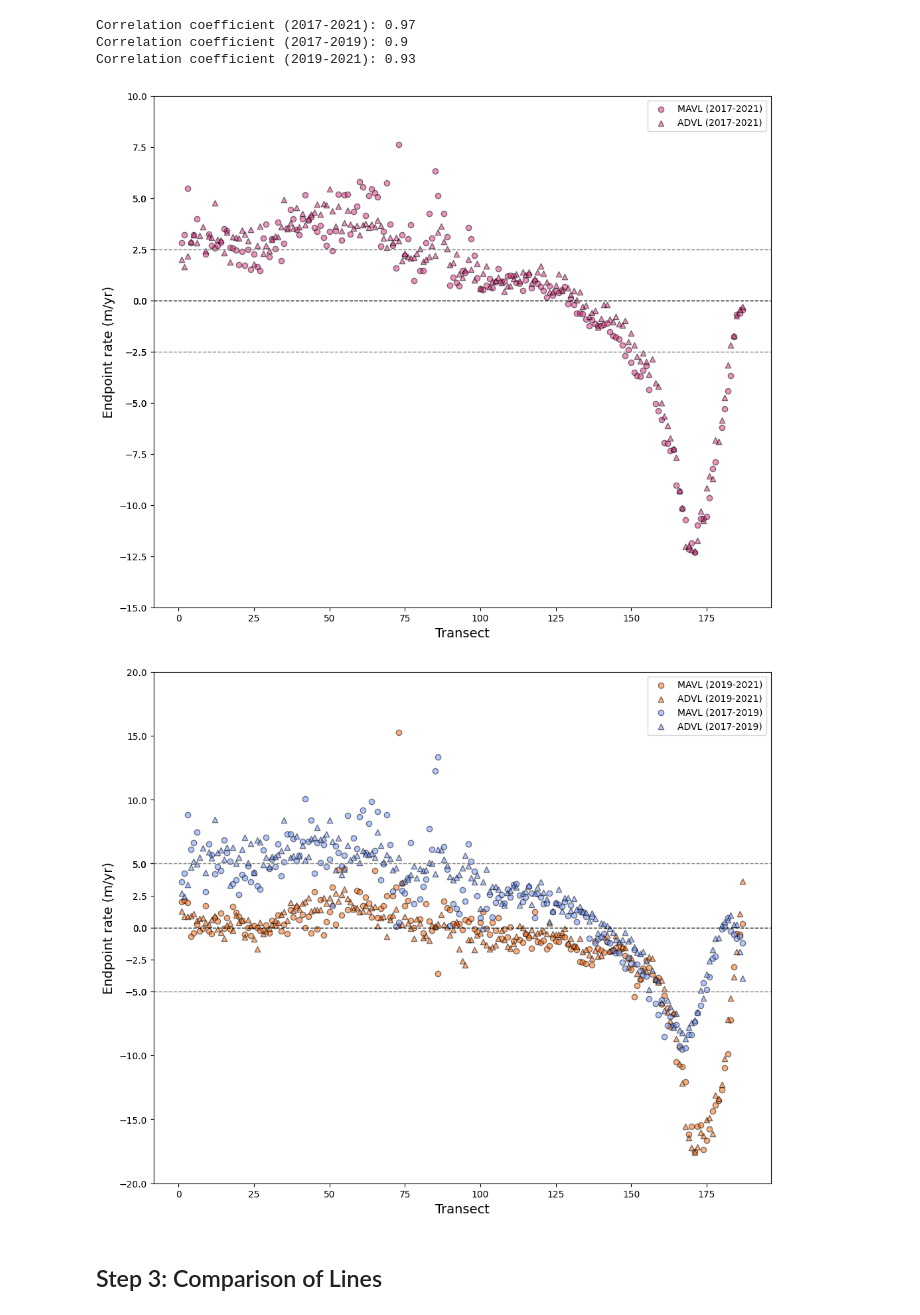
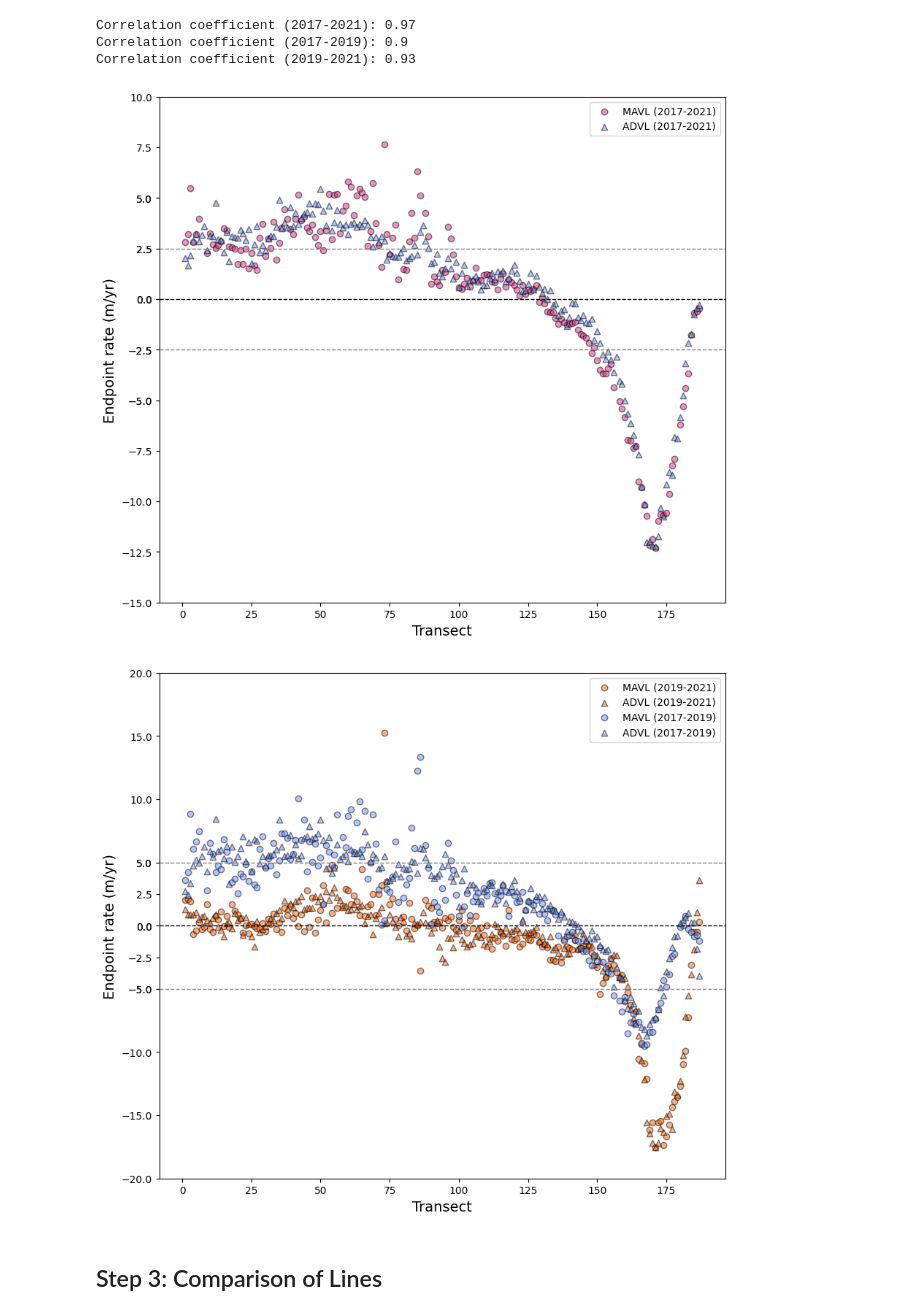
Before and after one commit to conorosully/sentinel2-vegetation-line, a Jupyter notebook: src/4_compare_erosion_rates.ipynb, the cells around one changed output. Saved outputs shown, nothing was run; the diff lists cells and outputs as text; code cells hidden in the pictures.

```diff
--- a/src/4_compare_erosion_rates.ipynb
+++ b/src/4_compare_erosion_rates.ipynb
@@ -141,29 +143,29 @@ Correlation coefficient (2017-2021): 0.97
 Correlation coefficient (2017-2019): 0.9
 Correlation coefficient (2019-2021): 0.93
 # %%
-plt.figure(figsize=(12, 10))
+plt.figure(figsize=(10, 9))
 
 plt.scatter(rates['TransectId'], rates['MAVL_2017_2021'], label='MAVL (2017-2021)', marker='o',color=red,edgecolor='black',alpha=0.5)
-plt.scatter(rates['TransectId'], rates['ADVL_2017_2021'], label='ADVL (2017-2021)', marker='^',facecolor=red,edgecolor='black',alpha=0.5)
+plt.scatter(rates['TransectId'], rates['ADVL_2017_2021'], label='ADVL (2017-2021)', marker='^',facecolor=blue,edgecolor='black',alpha=0.5)
 
 #add verticle line at 0
 plt.axhline(0, color='black', linestyle='--', linewidth=1)
 plt.axhline(-2.5, color='grey', linestyle='--', linewidth=1)
 plt.axhline(2.5, color='grey', linestyle='--', linewidth=1)
 
 plt.xlabel('Transect',size=14)
 plt.ylabel('Endpoint rate (m/yr)',size=14)
 plt.legend()
 
 # add y-ticks at [-5, -2.5, 0, 2.5, 5] in additional to all existing ticks
 plt.yticks(list(plt.yticks()[0]) + [-5, -2.5, 0, 2.5, 5])
 
-save_path = os.path.join(figure_path, "epr_comparison_4years.png")
-plt.savefig(save_path, dpi=300, bbox_inches='tight')
+save_path = os.path.join(figure_path, "fig17.tif")
+plt.savefig(save_path, dpi=400, bbox_inches='tight', format='tif')
 # %% [output]
-[figure, old version]
+[figure, new version]
 # %%
-plt.figure(figsize=(12, 10))
+plt.figure(figsize=(10, 9))
 
 
 plt.scatter(rates['TransectId'], rates['MAVL_2019_2021'], label='MAVL (2019-2021)', marker='o', color=orange,edgecolor='black',alpha=0.5)
@@ -185,10 +187,10 @@ plt.legend()
 # add y-ticks at [-5, -2.5, 0, 2.5, 5] in additional to all existing ticks
 plt.yticks(list(plt.yticks()[0]) + [-5, -2.5, 0, 2.5, 5])
 
-save_path = os.path.join(figure_path, "epr_comparison_2years.png")
-plt.savefig(save_path, dpi=300, bbox_inches='tight')
+save_path = os.path.join(figure_path, "fig18.tif")
+plt.savefig(save_path, dpi=400, bbox_inches='tight', format='tif')
 # %% [output]
-[figure, old version]
+[figure, new version]
 # %% [markdown]
 ## Step 3: Comparison of Lines
 # %%
```
Also changed, not shown: parts of 7 cells of this notebook, 3 other files.
